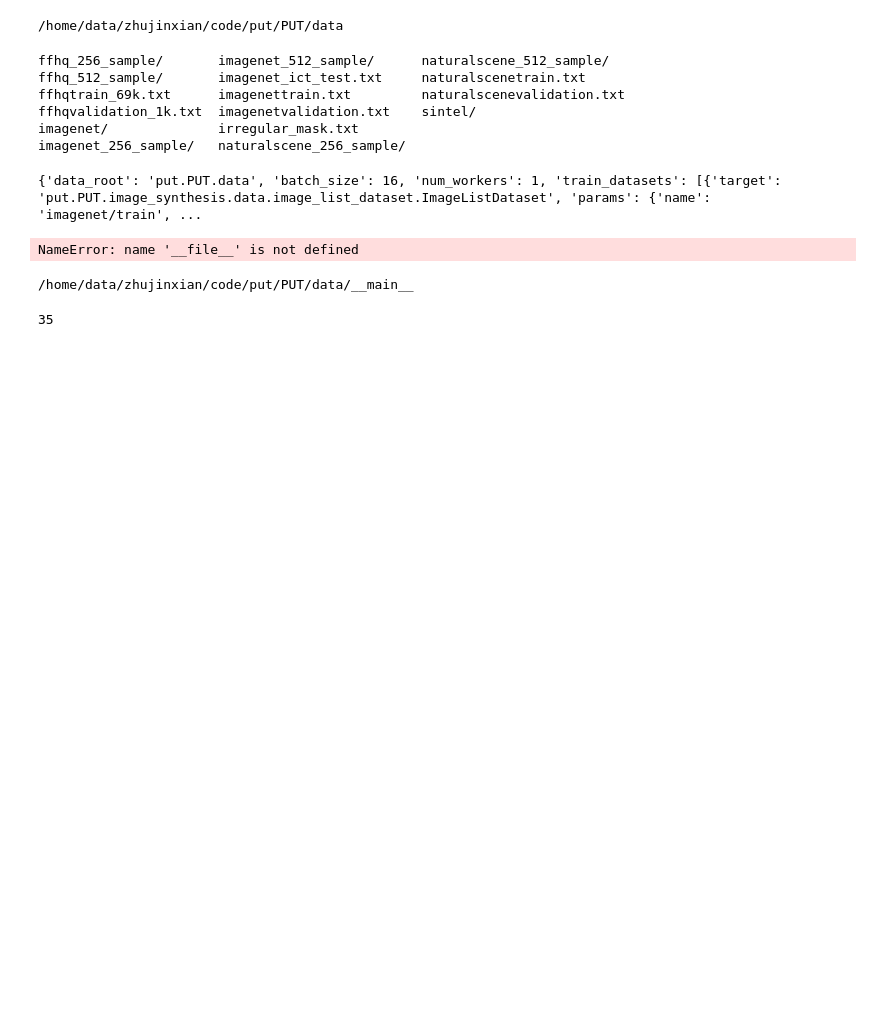
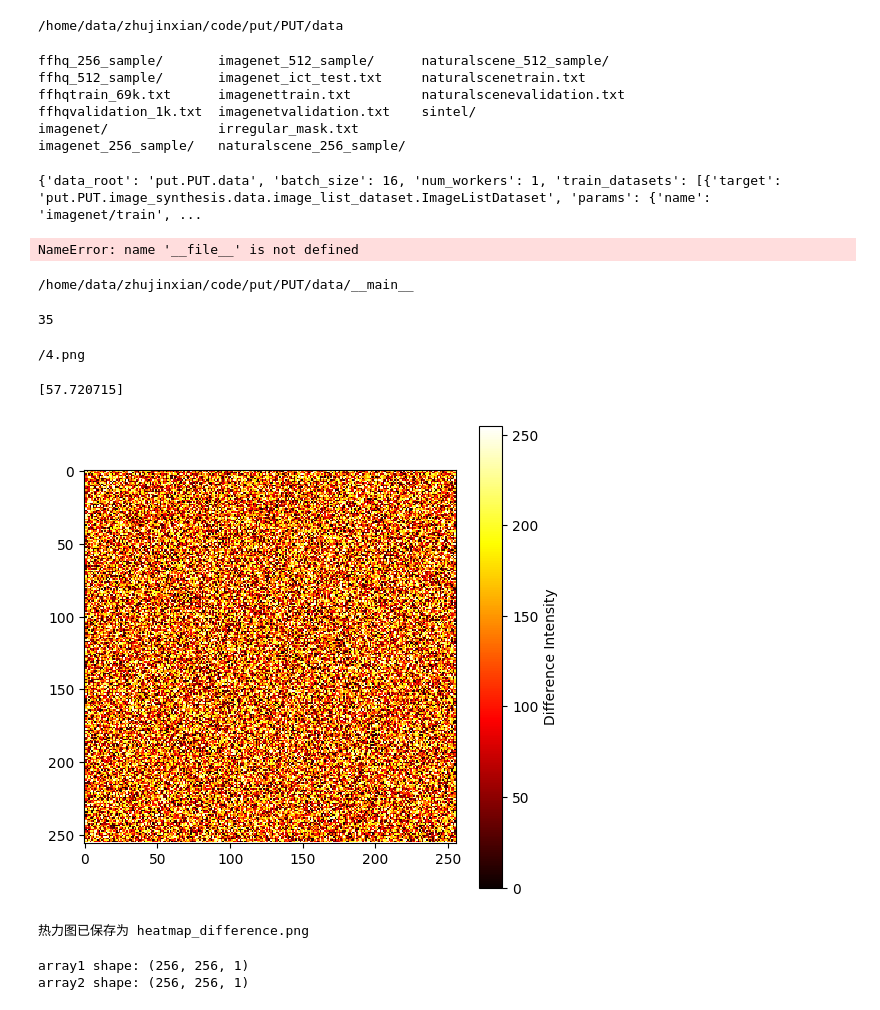
Before and after one commit to yasinzaii/inpainting, a Jupyter notebook: PUT/jj.ipynb, the cells around one changed output. Drawn from its saved outputs; the diff is of its cells as text; code cells hidden in the pictures; blank space fills up the shorter version.

```diff
--- a/PUT/jj.ipynb
+++ b/PUT/jj.ipynb
@@ -54,3 +54,63 @@ max_abs_value = get_max_absolute_value(numpy_array)
 print(max_abs_value)  # Output: 30
 # %% [output]
 35
+# %%
+i=4
+print('/'+str(i)+'.png')
+# %% [output]
+/4.png
+# %%
+import numpy as np
+example0=np.load('/gemini/code/zhujinxian/code/put/PUT/data/sintel/version2/max_flow/0.npy')
+print(example0)
+# %% [output]
+[57.720715]
+# %%
+import numpy as np
+import matplotlib.pyplot as plt
+
+# 示例：生成两个随机的 256x256 灰度图像
+image1 = np.random.randint(0, 256, (256, 256), dtype=np.uint8)
+image2 = np.random.randint(0, 256, (256, 256), dtype=np.uint8)
+
+# 计算两个图像的绝对差异
+diff = np.abs(image1 - image2)
+
+# 创建一个图形窗口
+plt.figure(figsize=(6, 6))
+
+# 绘制热力图
+plt.imshow(diff, cmap='hot', interpolation='nearest')
+plt.colorbar(label='Difference Intensity')
+
+# 保存热力图为 PNG 文件
+save_path = "heatmap_difference.png"
+plt.savefig(save_path)
+
+# 显示热力图
+plt.show()
+
+print(f"热力图已保存为 {save_path}")
+# %% [output]
+[figure, added]
+热力图已保存为 heatmap_difference.png
+# %%
+import numpy as np
+
+# 假设我们有一个形状为 256x256x2 的 numpy 数组
+array = np.random.randint(0, 256, (256, 256, 2), dtype=np.uint8)
+
+# 分解为两个 256x256x1 的数组
+array1 = array[:, :, 0]
+array2 = array[:, :, 1]
+
+# 如果你想要将它们保留为 3D 数组（带有一个单独的通道维度），可以用下面的代码：
+array1 = array1[:, :, np.newaxis]
+array2 = array2[:, :, np.newaxis]
+
+# 打印形状以验证
+print("array1 shape:", array1.shape)  # 输出: (256, 256, 1)
+print("array2 shape:", array2.shape)  # 输出: (256, 256, 1)
+# %% [output]
+array1 shape: (256, 256, 1)
+array2 shape: (256, 256, 1)
```
Also changed, not shown: parts of 5 cells of this notebook, 8 other files.
